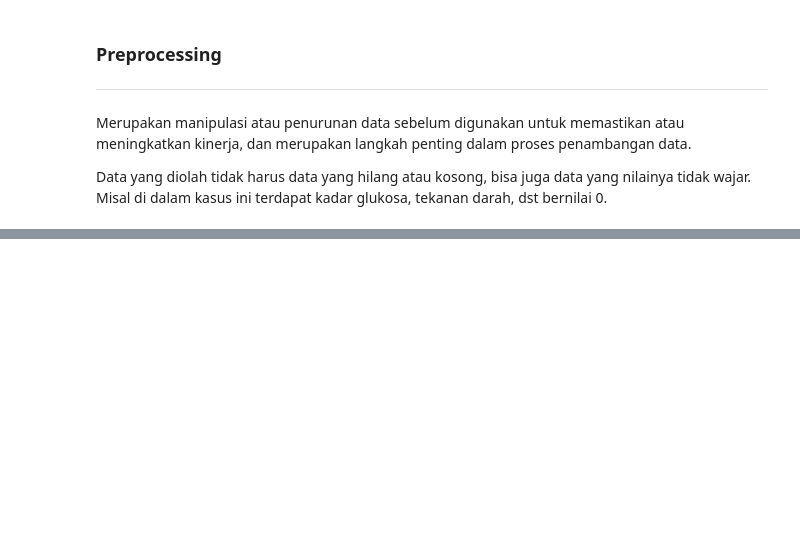
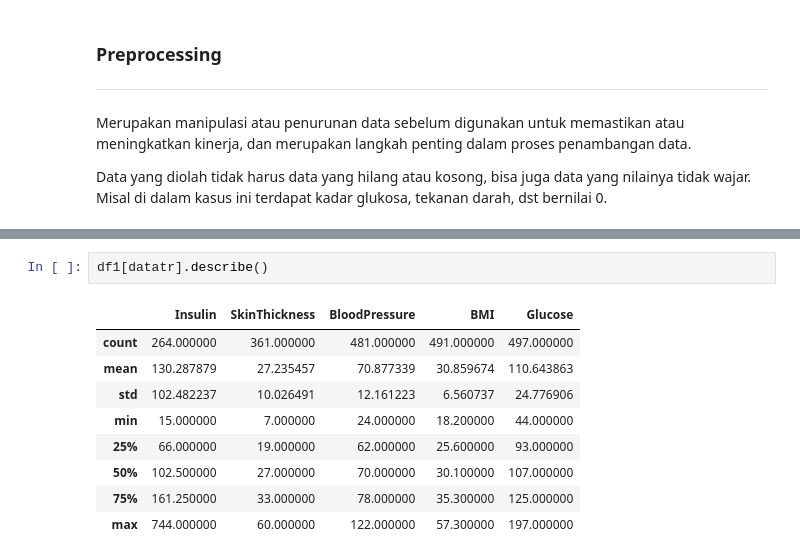
Before and after one commit to 53buahapel/data_science, a Jupyter notebook: Diabetes.ipynb, the cells around one changed output, grey strips where cells are left out. Drawn from its saved outputs; the diff is of its cells as text; blank space fills up the shorter version.

```diff
--- a/Diabetes.ipynb
+++ b/Diabetes.ipynb
@@ -156,0 +180,12 @@ _note : dalam skewness ada 2 pendapat. Pertama, dikatakan normal jika hasilnya a
+# %%
+df1[datatr].describe()
+# %% [output]
+|  | Insulin | SkinThickness | BloodPressure | BMI | Glucose |
+| count | 264.000000 | 361.000000 | 481.000000 | 491.000000 | 497.000000 |
+| mean | 130.287879 | 27.235457 | 70.877339 | 30.859674 | 110.643863 |
+| std | 102.482237 | 10.026491 | 12.161223 | 6.560737 | 24.776906 |
+| min | 15.000000 | 7.000000 | 24.000000 | 18.200000 | 44.000000 |
+| 25% | 66.000000 | 19.000000 | 62.000000 | 25.600000 | 93.000000 |
+| 50% | 102.500000 | 27.000000 | 70.000000 | 30.100000 | 107.000000 |
+| 75% | 161.250000 | 33.000000 | 78.000000 | 35.300000 | 125.000000 |
+| max | 744.000000 | 60.000000 | 122.000000 | 57.300000 | 197.000000 |
```
Also changed, not shown: parts of 29 cells of this notebook.
